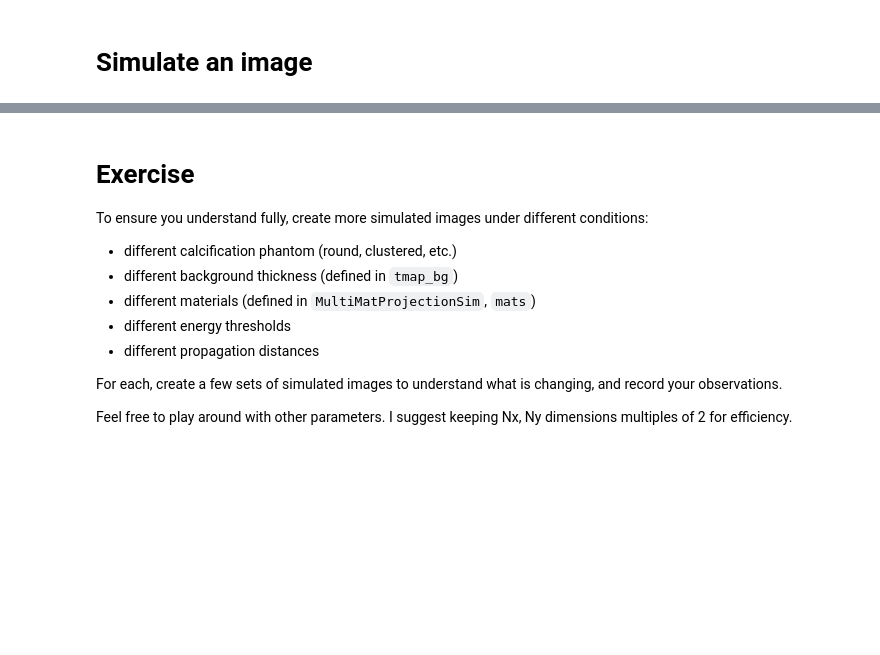
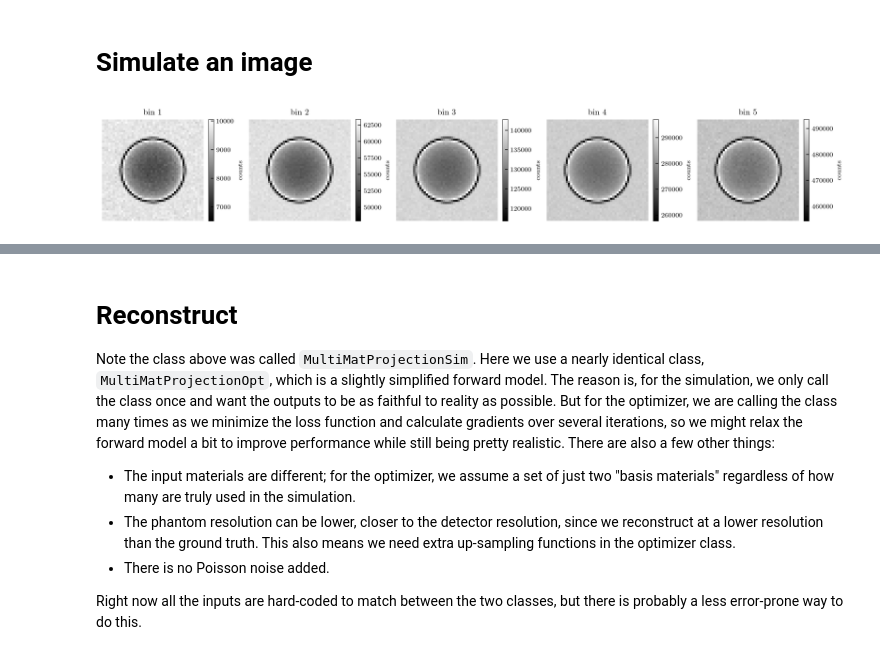
Before and after one commit to gjadick/xpc-autodiff-recon, a Jupyter notebook: spectral/spectral-mammo-test.ipynb, the cells around one changed output, grey strips where cells are left out. Cells and saved outputs as stored; diff of their text form; code cells hidden in the pictures; blank space fills up the shorter version.

Commit message:
add mammo recon example

```diff
--- a/spectral/spectral-mammo-test.ipynb
+++ b/spectral/spectral-mammo-test.ipynb
@@ -56,7 +56,7 @@ adip = Material('adipose', 'H(11.4)C(59.8)N(0.7)O(27.8)Na(0.1)S(0.1)Cl(0.1)', 0.
 gland = Material('gland', 'H(10.2)C(18.4)N(3.2)O(67.6)', 1.05)
 bone = Material('bone', 'H(3.4)C(15.5)N(4.2)O(43.5)Na(0.1)Mg(0.2)P(10.3)S(0.3)Ca(22.5)', 1.92)
 tissue = Material('soft tissue', 'H(10.2)C(14.3)N(3.4)O(70.8)Na(0.2)P(0.3)S(0.3)Cl(0.2)K(0.3)', 1.06)
-breast = Material('breast tissue', 'H(10.6)C(33.2)N(3.0)O(52.7)Na(0.1)P(0.1)S(0.2)Cl(0.1)', 1.02)
+breast = Material('breast tissue', 'H(10.6)C(33.2)N(3.0)O(52.7)Na(0.1)P(0.1)S(0.2)Cl(0.1)', 1.0)
 water = Material('water', 'H(11.2)O(88.8)', 1.0)
 
 ### breast calcifications
@@ -178,19 +186,19 @@ plt.show()
 %%time
 
 class MultiMatProjectionSim(nn.Module):
-    propdist = 100e-3
-    I0_total = 1e3  # total photons per micron^2
+    propdist = 50e-3
+    I0_total = 1e5  # total photons per micron^2
 
-    phantom_dx: float = 1e-6
-    phantom_Nx: int = 256
-    phantom_Ny: int = 256
+    phantom_dx: float = 0.5e-6
+    phantom_Nx: int = 512
+    phantom_Ny: int = 512
 
     det_Nx: int = 64
     det_Ny: int = 64
     resampling_method: str = 'linear'
     det_crop: int = 8
 
-    mats = (calc1, breast, breast)
+    mats = (calc2, breast, breast)
 
     energies = spectrum[0]
     wavelens = get_wavelen(energies)
@@ -204,7 +212,7 @@ class MultiMatProjectionSim(nn.Module):
 
     # spectrum -- photons per energy & bin
     I0s = I0_total * spectrum[1] * (det_dx * 1e6)**2
-    thresholds = [20, 30, 40]  # test
+    thresholds = [20, 24, 28, 34]
     etas = make_binspec(energies, I0s, thresholds)
 
     def setup(self):
@@ -265,30 +273,33 @@ class MultiMatProjectionSim(nn.Module):
 
         # Poisson noise per energy, then bin to polychromatic counts
         rng = self.make_rng('noise')
         imgs = jax.random.poisson(rng, imgs * self.I0s[None, None, :]).astype(imgs.dtype) \
                / (self.I0s[None, None, :] + 1e-12)
         bin_imgs = jnp.einsum('be,hwe->bhw', self.etas, imgs)  # counts per bin
 
         return bin_imgs.clip(0, None)
 
 ### Initialize the model
 key = jax.random.PRNGKey(3)
 model = MultiMatProjectionSim()
 params = model.init(key)
 
 ### Create a test phantom and insert into model
 tmap_phantom = jnp.stack((t_round, tmap_bg, tmap_bg), axis=0).astype(jnp.float32)
+GT = jnp.stack((t_round, tmap_bg), axis=0).astype(jnp.float32)  # for later
 params = freeze({**unfreeze(params), 'params': {**unfreeze(params)['params'], 'tmap': tmap_phantom}})
 
 ### Simulate data
 data = model.apply(params, rngs={'noise': key})
 
 ### Show bin images
 Nt = data.shape[0]
 fig, ax = plt.subplots(1, Nt, figsize=[2.5*Nt, 2], layout='constrained')
 for i in range(Nt):
     ax[i].set_title(f'bin {i+1}')
     m = ax[i].imshow(data[i])
     fig.colorbar(m, ax=ax[i], label='counts')
     ax[i].axis('off')
 plt.show()
+# %% [output]
+[figure, added]
@@ -295,13 +308,10 @@ plt.show()
 # %% [markdown]
-# Exercise
+# Reconstruct
 
-To ensure you understand fully, create more simulated images under different conditions:
-- different calcification phantom (round, clustered, etc.)
-- different background thickness (defined in `tmap_bg`)
-- different materials (defined in `MultiMatProjectionSim`, `mats`)
-- different energy thresholds
-- different propagation distances
+Note the class above was called `MultiMatProjectionSim`. Here we use a nearly identical class, `MultiMatProjectionOpt`, which is a slightly simplified forward model. The reason is, for the simulation, we only call the class once and want the outputs to be as faithful to reality as possible. But for the optimizer, we are calling the class many times as we minimize the loss function and calculate gradients over several iterations, so we might relax the forward model a bit to improve performance while still being pretty realistic. There are also a few other things:
 
-For each, create a few sets of simulated images to understand what is changing, and record your observations.
+- The input materials are different; for the optimizer, we assume a set of just two "basis materials" regardless of how many are truly used in the simulation.
+- The phantom resolution can be lower, closer to the detector resolution, since we reconstruct at a lower resolution than the ground truth. This also means we need extra up-sampling functions in the optimizer class.
+- There is no Poisson noise added.
 
-Feel free to play around with other parameters. I suggest keeping Nx, Ny dimensions multiples of 2 for efficiency.
+Right now all the inputs are hard-coded to match between the two classes, but there is probably a less error-prone way to do this.
```
Also changed, not shown: parts of 9 cells of this notebook.
